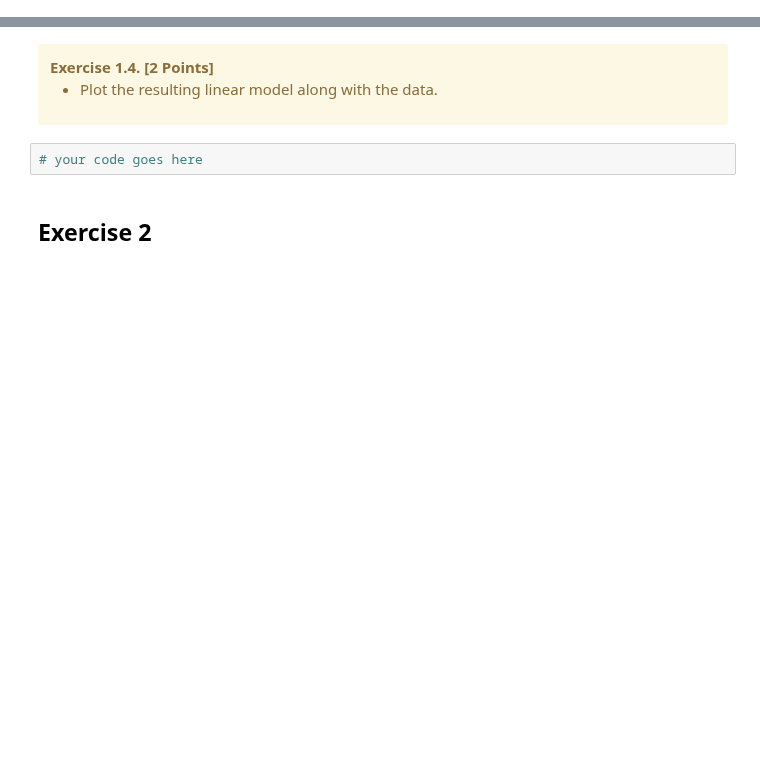
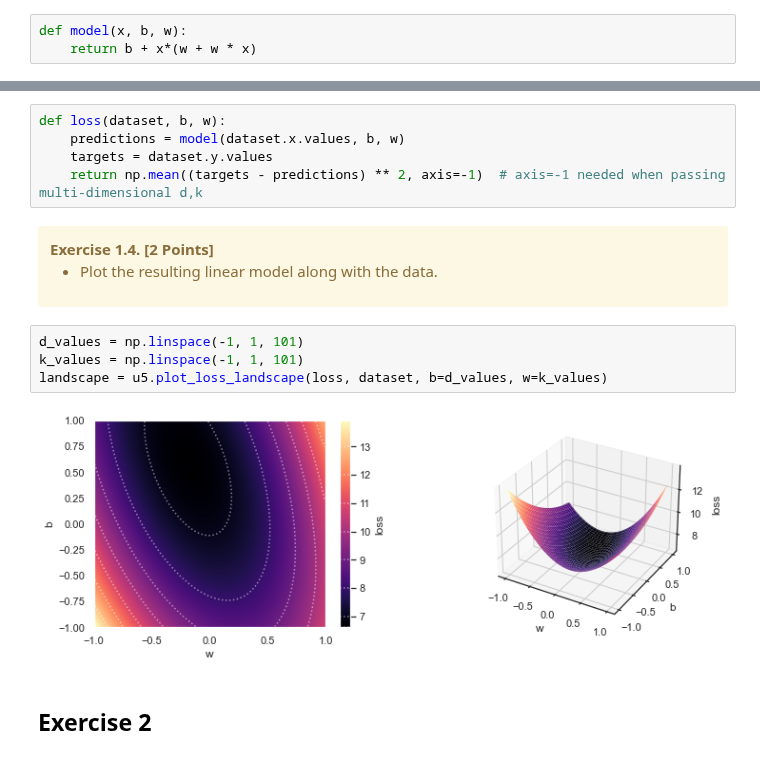
Before and after one commit to qtakmalay/JupyterProjects, a Jupyter notebook: U5/U5_Assignment.ipynb, the cells around one changed output, grey strips where cells are left out. Saved outputs shown, nothing was run; the diff lists cells and outputs as text; blank space fills up the shorter version.

```diff
--- a/U5/U5_Assignment.ipynb
+++ b/U5/U5_Assignment.ipynb
@@ -87,3 +85,6 @@ TypeError: get_dataset() got an unexpected keyword argument 'x_min'
+# %%
+def model(x, b, w):
+    return b + x*(w + w * x)
 # %% [markdown]
 <div class="alert alert-warning">
     <b>Exercise 1.3. [4 Points]</b>
@@ -97,3 +96,8 @@ TypeError: get_dataset() got an unexpected keyword argument 'x_min'
+# %%
+def loss(dataset, b, w):
+    predictions = model(dataset.x.values, b, w)
+    targets = dataset.y.values
+    return np.mean((targets - predictions) ** 2, axis=-1)  # axis=-1 needed when passing multi-dimensional d,k
 # %% [markdown]
 <div class="alert alert-warning">
     <b>Exercise 1.4. [2 Points]</b>
@@ -101,8 +105,12 @@ TypeError: get_dataset() got an unexpected keyword argument 'x_min'
         <li>Plot the resulting linear model along with the data.</li>
     </ul>
 </div>
-# %%
-# your code goes here
+# %%
+d_values = np.linspace(-1, 1, 101)
+k_values = np.linspace(-1, 1, 101)
+landscape = u5.plot_loss_landscape(loss, dataset, b=d_values, w=k_values)
+# %% [output]
+[figure, added]
 # %% [markdown]
 <h2>Exercise 2</h2>
 # %% [markdown]
```
Also changed, not shown: parts of 3 cells of this notebook, 1 other file.
